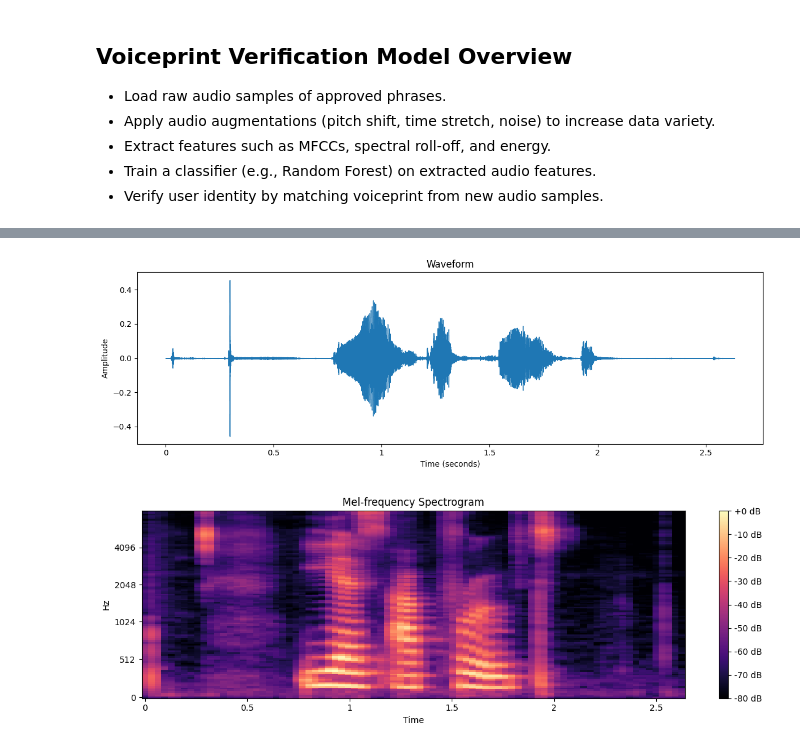
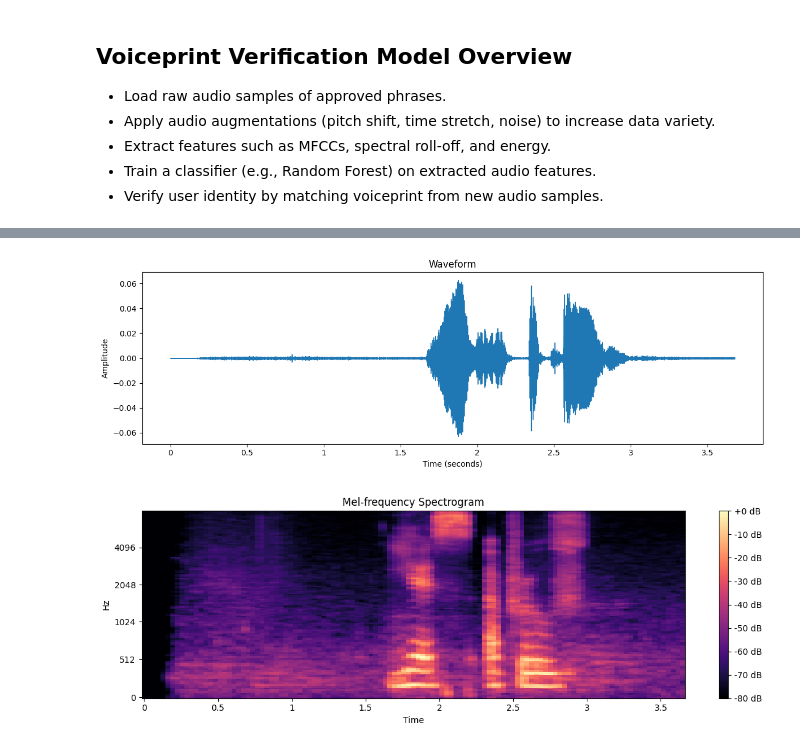
Before and after one commit to cyiza22/Data_Preprocessing, a Jupyter notebook: voiceprint_verification_model/notebook/audio_analysis.ipynb, the cells around one changed output, grey strips where cells are left out. Cells and saved outputs as stored; diff of their text form; code cells hidden in the pictures.

```diff
--- a/voiceprint_verification_model/notebook/audio_analysis.ipynb
+++ b/voiceprint_verification_model/notebook/audio_analysis.ipynb
@@ -24,14 +20,13 @@ processed automatically during feature extraction.
 # Function to load and play an audio file
 def load_and_play_audio(file_path):
     y, sr = librosa.load(file_path, sr=None)
-    print(f"Loaded '{file_path}' (Sample Rate: {sr} Hz)")
+    print(f"Loaded '{file_path}' (Sample Rate: {sr} Hz, Duration: {len(y)/sr:.2f}s)")
     display(Audio(y, rate=sr))
     return y, sr
 
-# Example usage (replace with your actual path)
-y, sr = load_and_play_audio('../data/raw/audio/member 1/Yes_approve.opus')
-y, sr = load_and_play_audio('../data/raw/audio/member 2/Yes_approve.opus')
-
-y, sf = load_and_play_audio('../data/raw/audio/member 3/Confirm_transaction.opus')
-y, sf = load_and_play_audio('../data/raw/audio/member 4/Confirm_transaction.opus')
+# Example: Play each member's audio
+y1, sr1 = load_and_play_audio('../data/raw/audio/member 1/Yes_approve.opus')
+y2, sr2 = load_and_play_audio('../data/raw/audio/member 2/Yes_approve.opus')
+y3, sr3 = load_and_play_audio('../data/raw/audio/member 3/Confirm_transaction.opus')
+y4, sr4 = load_and_play_audio('../data/raw/audio/member 4/Confirm_transaction.opus')
 # %% [output]
@@ -45,6 +40,6 @@ Loaded '../data/raw/audio/member 4/Confirm_transaction.opus' (Sample Rate: 16000
 [interactive output not drawn]
 # %%
-# Function to visualize the raw waveform of an audio file
+# Function to visualize waveform
 def plot_waveform(y, sr, title="Waveform"):
     plt.figure(figsize=(12, 4))
     librosa.display.waveshow(y, sr=sr)
@@ -54,23 +49,23 @@ def plot_waveform(y, sr, title="Waveform"):
     plt.tight_layout()
     plt.show()
 
-#  Example usage
-plot_waveform(y, sr)
+# Example usage
+plot_waveform(y1, sr1)
 # %% [output]
-[figure, old version]
+[figure, new version]
 # %%
-# Function to visualize the frequency energy using a Mel-spectrogram
+# Function to visualize frequency energy using Mel Spectrogram
 def plot_mel_spectrogram(y, sr, title="Mel-frequency Spectrogram"):
     S = librosa.feature.melspectrogram(y=y, sr=sr, n_mels=128)
     S_dB = librosa.power_to_db(S, ref=np.max)
     plt.figure(figsize=(12, 4))
     librosa.display.specshow(S_dB, sr=sr, x_axis='time', y_axis='mel')
     plt.colorbar(format='%+2.0f dB')
     plt.title(title)
     plt.tight_layout()
     plt.show()
 
 # Example usage
-plot_mel_spectrogram(y, sr)
+plot_mel_spectrogram(y1, sr1)
 # %% [output]
-[figure, old version]
+[figure, new version]
```
Also changed, not shown: parts of 10 cells of this notebook, 4 other files.
